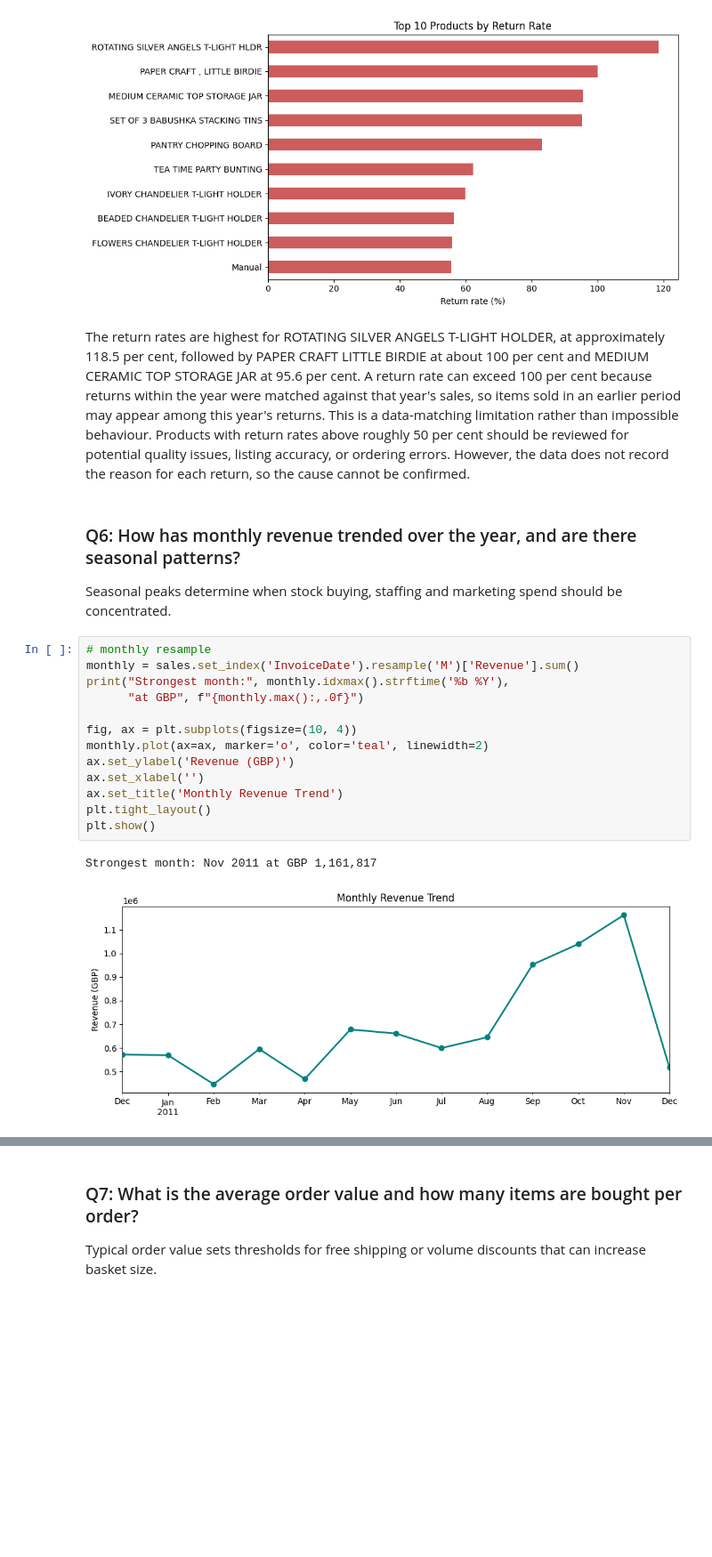
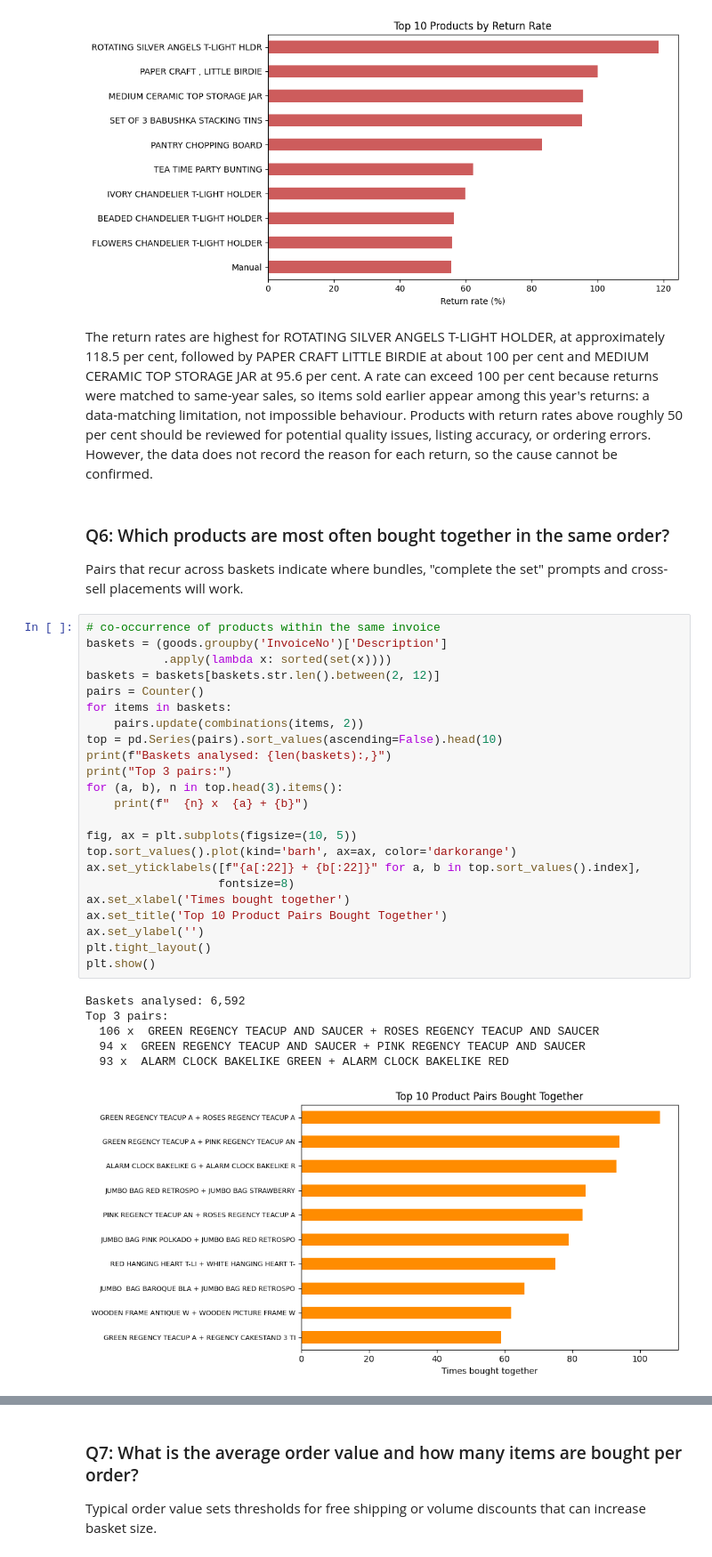
Before and after one commit to sonu2002/M504-AI-Applications-GH1057991, a Jupyter notebook: M504_GH1057991.ipynb, the cells around one changed output, grey strips where cells are left out. Shown at 89% size. Saved outputs shown, nothing was run; the diff lists cells and outputs as text; blank space fills up the shorter version.

```diff
--- a/M504_GH1057991.ipynb
+++ b/M504_GH1057991.ipynb
@@ -279,25 +290,39 @@ SET OF 3 BABUSHKA STACKING TINS         95.1
 PANTRY CHOPPING BOARD                   83.1
 [figure]
 # %% [markdown]
-The return rates are highest for ROTATING SILVER ANGELS T-LIGHT HOLDER, at approximately 118.5 per cent, followed by PAPER CRAFT LITTLE BIRDIE at about 100 per cent and MEDIUM CERAMIC TOP STORAGE JAR at 95.6 per cent. A return rate can exceed 100 per cent because returns within the year were matched against that year's sales, so items sold in an earlier period may appear among this year's returns. This is a data-matching limitation rather than impossible behaviour. Products with return rates above roughly 50 per cent should be reviewed for potential quality issues, listing accuracy, or ordering errors. However, the data does not record the reason for each return, so the cause cannot be confirmed.
+The return rates are highest for ROTATING SILVER ANGELS T-LIGHT HOLDER, at approximately 118.5 per cent, followed by PAPER CRAFT LITTLE BIRDIE at about 100 per cent and MEDIUM CERAMIC TOP STORAGE JAR at 95.6 per cent. A rate can exceed 100 per cent because returns were matched to same-year sales, so items sold earlier appear among this year's returns: a data-matching limitation, not impossible behaviour. Products with return rates above roughly 50 per cent should be reviewed for potential quality issues, listing accuracy, or ordering errors. However, the data does not record the reason for each return, so the cause cannot be confirmed.
 # %% [markdown]
-### Q6: How has monthly revenue trended over the year, and are there seasonal patterns?
+### Q6: Which products are most often bought together in the same order?
 
-Seasonal peaks determine when stock buying, staffing and marketing spend should be concentrated.
+Pairs that recur across baskets indicate where bundles, "complete the set" prompts and cross-sell placements will work.
 # %%
-# monthly resample
-monthly = sales.set_index('InvoiceDate').resample('M')['Revenue'].sum()
-print("Strongest month:", monthly.idxmax().strftime('%b %Y'),
-      "at GBP", f"{monthly.max():,.0f}")
+# co-occurrence of products within the same invoice
+baskets = (goods.groupby('InvoiceNo')['Description']
+           .apply(lambda x: sorted(set(x))))
+baskets = baskets[baskets.str.len().between(2, 12)]
+pairs = Counter()
+for items in baskets:
+    pairs.update(combinations(items, 2))
+top = pd.Series(pairs).sort_values(ascending=False).head(10)
+print(f"Baskets analysed: {len(baskets):,}")
+print("Top 3 pairs:")
+for (a, b), n in top.head(3).items():
+    print(f"  {n} x  {a} + {b}")
 
-fig, ax = plt.subplots(figsize=(10, 4))
-monthly.plot(ax=ax, marker='o', color='teal', linewidth=2)
-ax.set_ylabel('Revenue (GBP)')
-ax.set_xlabel('')
-ax.set_title('Monthly Revenue Trend')
+fig, ax = plt.subplots(figsize=(10, 5))
+top.sort_values().plot(kind='barh', ax=ax, color='darkorange')
+ax.set_yticklabels([f"{a[:22]} + {b[:22]}" for a, b in top.sort_values().index],
+                   fontsize=8)
+ax.set_xlabel('Times bought together')
+ax.set_title('Top 10 Product Pairs Bought Together')
+ax.set_ylabel('')
 plt.tight_layout()
 plt.show()
 # %% [output]
-Strongest month: Nov 2011 at GBP 1,161,817
+Baskets analysed: 6,592
+Top 3 pairs:
+  106 x  GREEN REGENCY TEACUP AND SAUCER + ROSES REGENCY TEACUP AND SAUCER
+  94 x  GREEN REGENCY TEACUP AND SAUCER + PINK REGENCY TEACUP AND SAUCER
+  93 x  ALARM CLOCK BAKELIKE GREEN + ALARM CLOCK BAKELIKE RED
-[figure, old version]
+[figure, new version]
 # %% [markdown]
```
Also changed, not shown: parts of 12 cells of this notebook, 1 other file.
